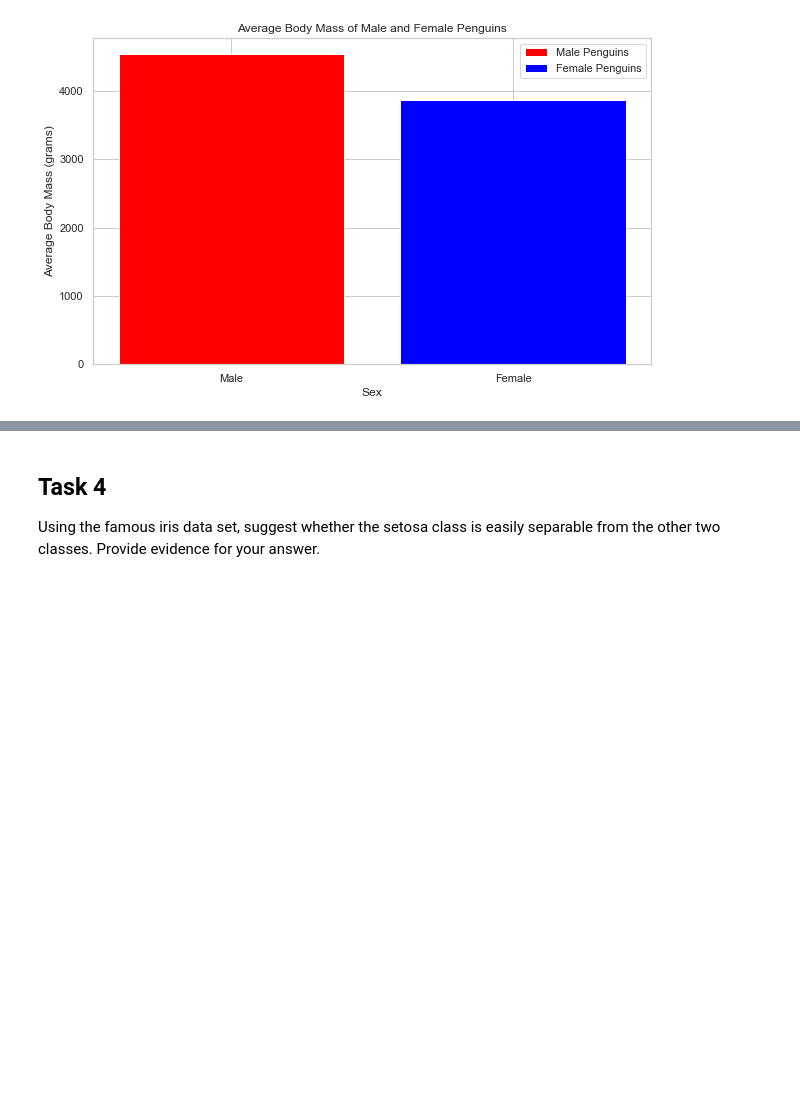
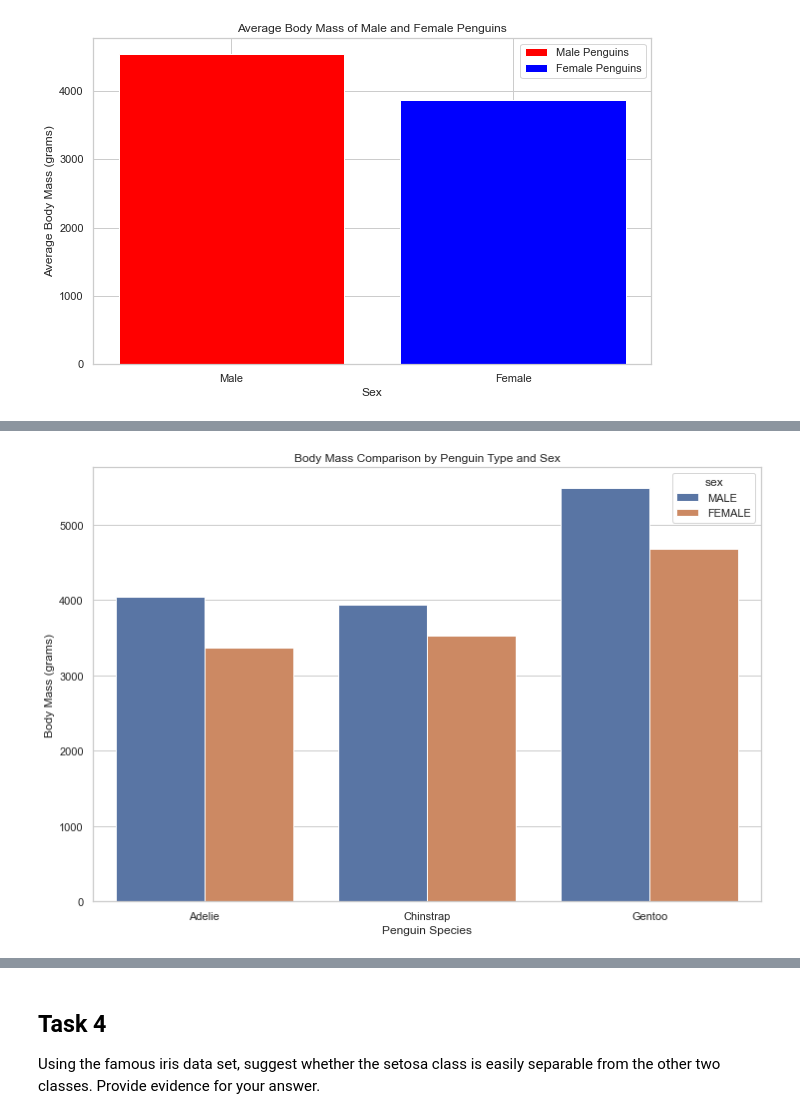
Before and after one commit to KenLin765/machine-learning-and-statistics, a Jupyter notebook: tasks.ipynb, the cells around one changed output, grey strips where cells are left out. Cells and saved outputs as stored; diff of their text form; code cells hidden in the pictures; blank space fills up the shorter version.

```diff
--- a/tasks.ipynb
+++ b/tasks.ipynb
@@ -628,0 +649,10 @@ plt.show()
+# %%
+# Plot grouped bar graph
+plt.figure(figsize=(12, 8))
+sns.barplot(x='species', y='body_mass_g', hue='sex', data=penguins, ci=None)
+plt.title('Body Mass Comparison by Penguin Type and Sex')
+plt.xlabel('Penguin Species')
+plt.ylabel('Body Mass (grams)')
+plt.show()
+# %% [output]
+[figure, added]
```
Also changed, not shown: parts of 27 cells of this notebook.
